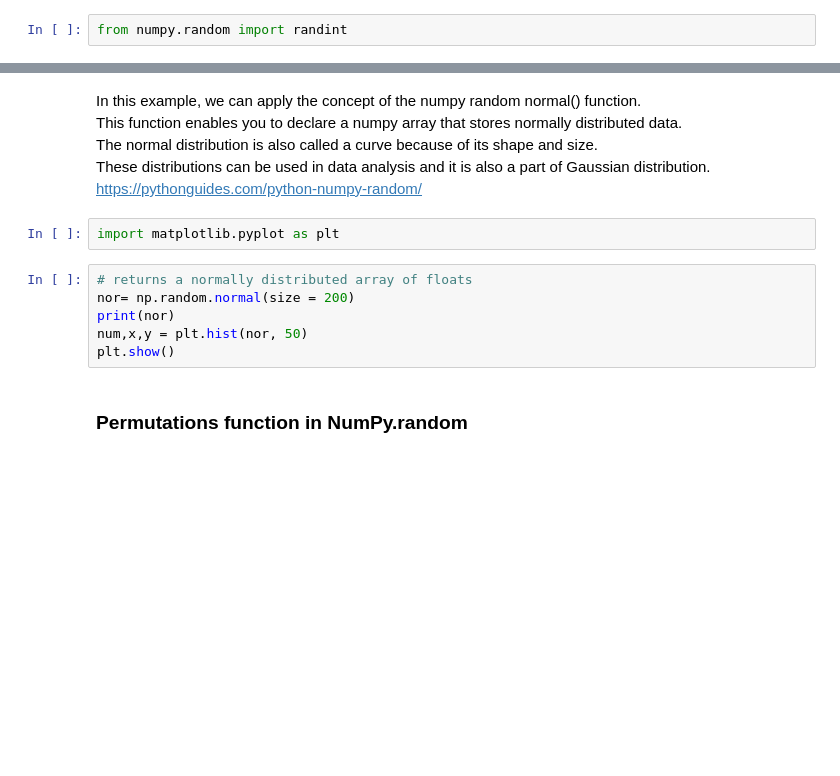
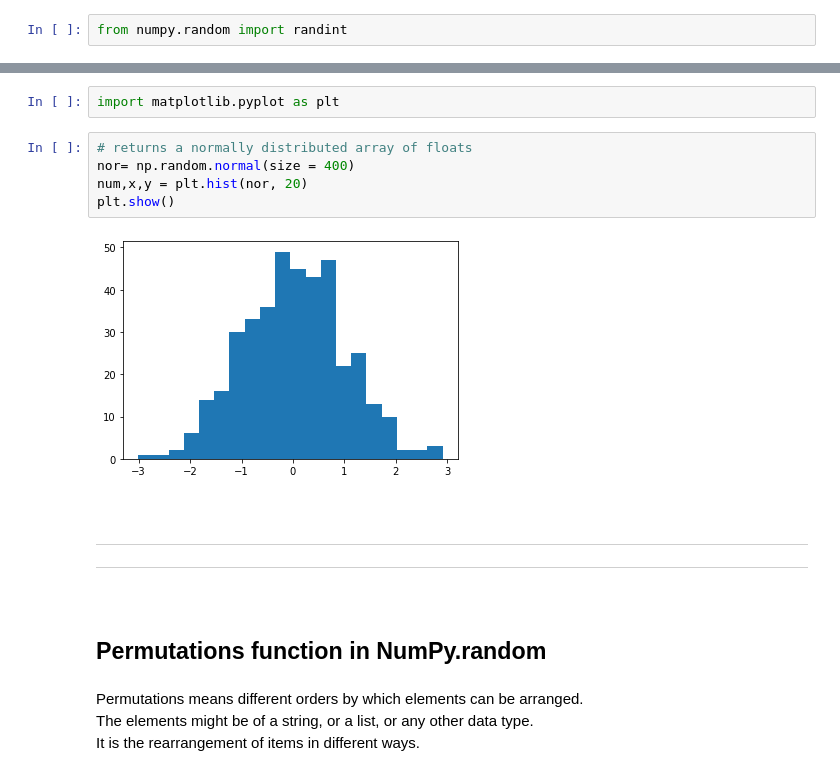
Before and after one commit to doodymack/Numpy_Random_Assessment, a Jupyter notebook: Numpy_Random.ipynb, the cells around one changed output, grey strips where cells are left out. Saved outputs shown, nothing was run; the diff lists cells and outputs as text; blank space fills up the shorter version.

```diff
--- a/Numpy_Random.ipynb
+++ b/Numpy_Random.ipynb
@@ -817,13 +919,20 @@ print (random_num)
-# %% [markdown]
-In this example, we can apply the concept of the numpy random normal() function. <br> This function enables you to declare a numpy array that stores normally distributed data.<br>
-The normal distribution is also called a curve because of its shape and size. <br> These distributions can be used in data analysis and it is also a part of Gaussian distribution. <br>  https://pythonguides.com/python-numpy-random/
 # %%
 import matplotlib.pyplot as plt
 # %%
 # returns a normally distributed array of floats
-nor= np.random.normal(size = 200)
-print(nor)
-num,x,y = plt.hist(nor, 50)
+nor= np.random.normal(size = 400)
+num,x,y = plt.hist(nor, 20)
 plt.show()
+# %% [output]
+[figure, added]
 # %% [markdown]
-### Permutations function in NumPy.random
+<br>
+
+---
+---
+
+<br>
+
+## Permutations function in NumPy.random
+# %% [markdown]
+Permutations means different orders by which elements can be arranged. <br> The elements might be of a string, or a list, or any other data type. <br> It is the rearrangement of items in different ways.
```
Also changed, not shown: parts of 114 cells of this notebook, 1 other file.
